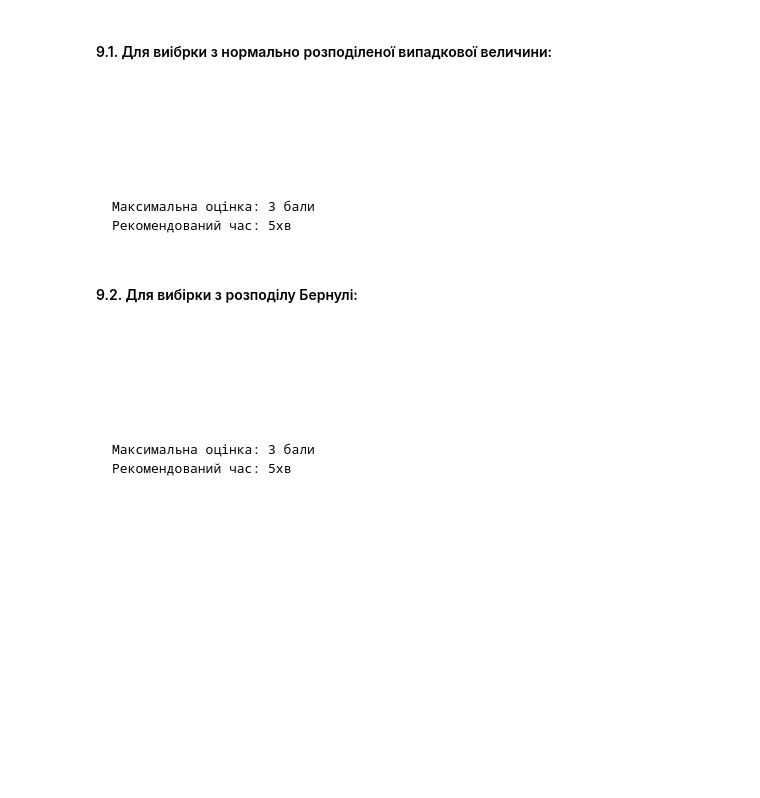
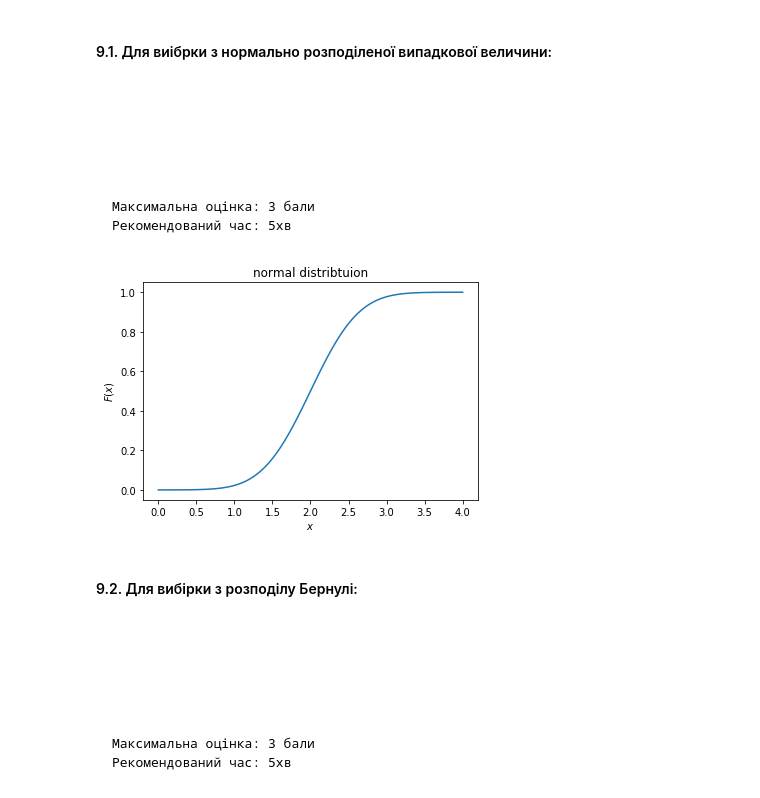
Before and after one commit to BoyarinO/dataroot, a Jupyter notebook: dataro.ipynb, the cells around one changed output. Cells and saved outputs as stored; diff of their text form; code cells hidden in the pictures; blank space fills up the shorter version.

````diff
--- a/dataro.ipynb
+++ b/dataro.ipynb
@@ -399,6 +598,25 @@ labels = ['a', 'b', 'c', 'd', 'e', 'f', 'g', 'h', 'i', 'j']
 Максимальна оцінка: 3 бали
 Рекомендований час: 5хв
 ```
+# %%
+import pandas as pd
+import numpy as np
+import matplotlib.pyplot as plt
+import scipy.stats as sts
+
+mu = 2.0
+sigma = 0.5
+norm_rv = sts.norm(loc=mu, scale=sigma)
+x = np.linspace(0,4,100)
+cdf = norm_rv.cdf(x)
+
+plt.plot(x, cdf)
+plt.ylabel('$F(x)$')
+plt.xlabel('$x$')
+plt.title('normal distribtuion')
+plt.show()
+# %% [output]
+[figure, added]
 # %% [markdown]
 #### 9.2. Для вибірки з розподілу Бернулі:
 ```
````
Also changed, not shown: parts of 26 cells of this notebook.
